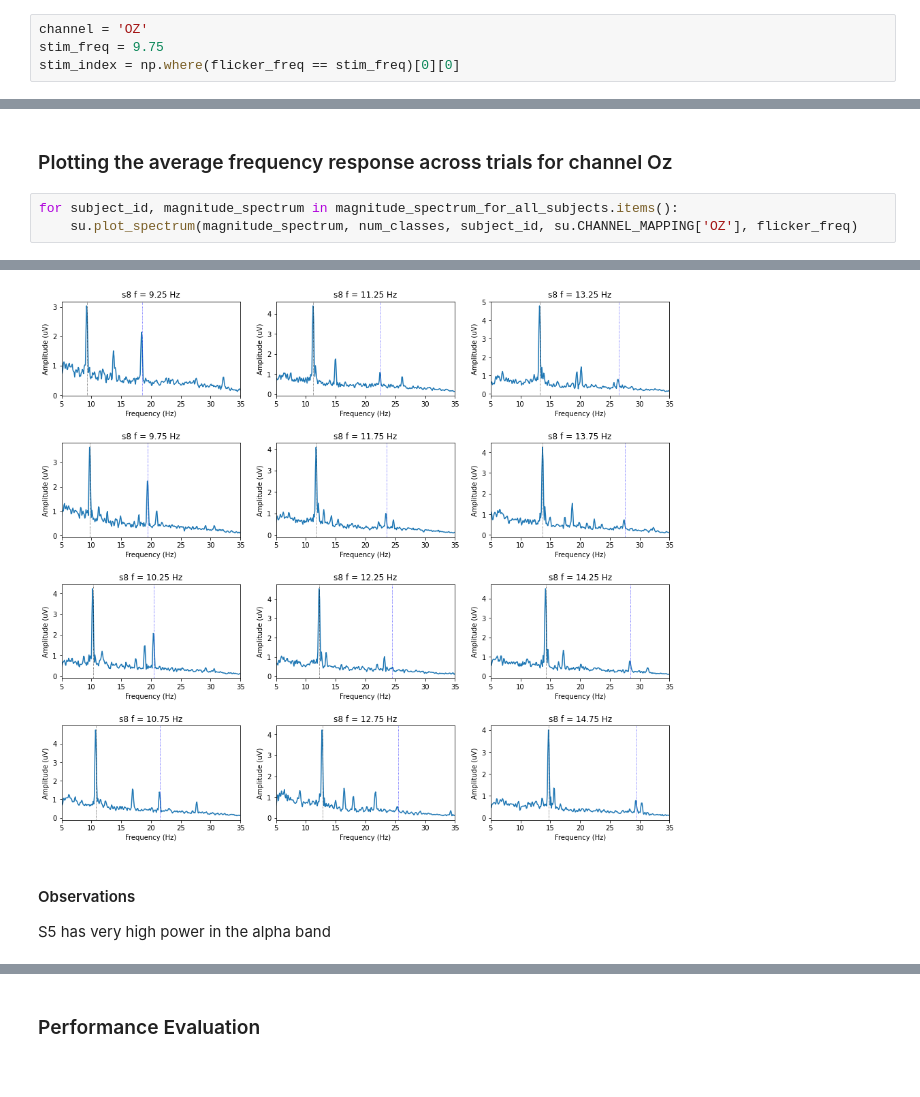
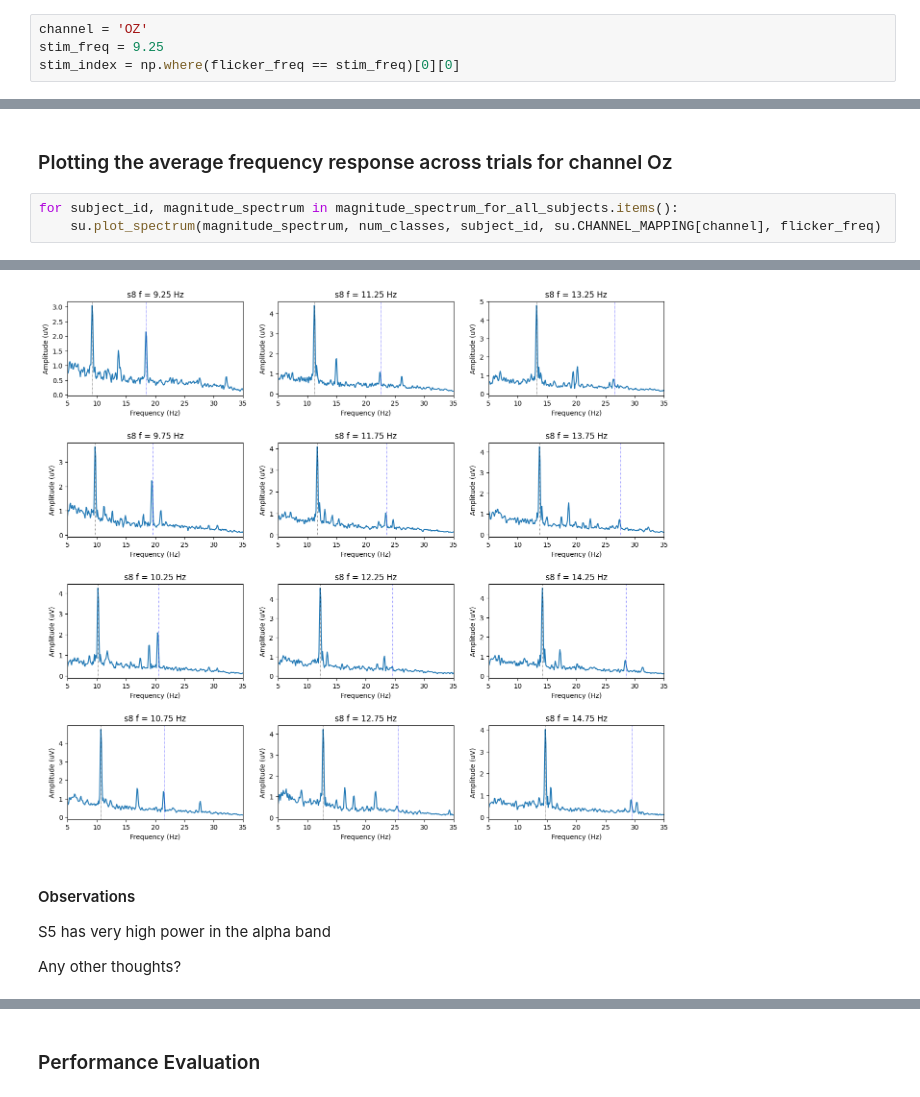
Before and after one commit to aaravindravi/ME597_780_BME588, a Jupyter notebook: notebooks/introduction_to_eeg_ssvep.ipynb, the cells around one changed output, grey strips where cells are left out. Saved outputs shown, nothing was run; the diff lists cells and outputs as text.

```diff
--- a/notebooks/introduction_to_eeg_ssvep.ipynb
+++ b/notebooks/introduction_to_eeg_ssvep.ipynb
@@ -101,7 +124,7 @@ The total trial length (seconds) is: 4.3515625
 ### Plotting the raw signals and applying filtering
 # %%
 channel = 'OZ'
-stim_freq = 9.75
+stim_freq = 9.25
 stim_index = np.where(flicker_freq == stim_freq)[0][0]
 # %%
 su.plot_time_series(eeg, stim_index, channel, sample_rate)
@@ -175,5 +199,5 @@ Number of trials: 15
 ### Plotting the average frequency response across trials for channel Oz
 # %%
 for subject_id, magnitude_spectrum in magnitude_spectrum_for_all_subjects.items():
-    su.plot_spectrum(magnitude_spectrum, num_classes, subject_id, su.CHANNEL_MAPPING['OZ'], flicker_freq)
+    su.plot_spectrum(magnitude_spectrum, num_classes, subject_id, su.CHANNEL_MAPPING[channel], flicker_freq)
 # %% [output]
@@ -182,7 +206,9 @@ for subject_id, magnitude_spectrum in magnitude_spectrum_for_all_subjects.items(
-[figure, old version]
+[figure, new version]
 # %% [markdown]
 #### Observations
 S5 has very high power in the alpha band
+
+Any other thoughts?
 # %% [markdown]
 ### Pick the dominant peak and assign the class label for this dataset from the FFT based on a single channel Oz
 
```
Also changed, not shown: parts of 13 cells of this notebook.
